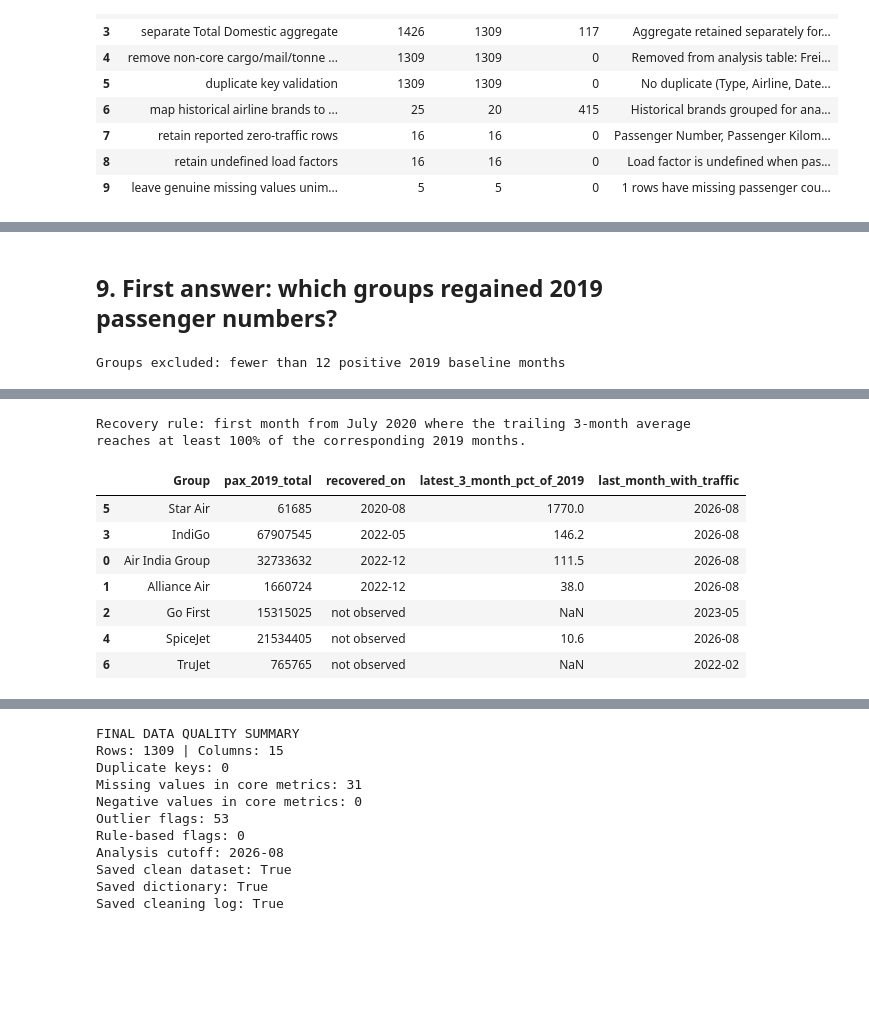
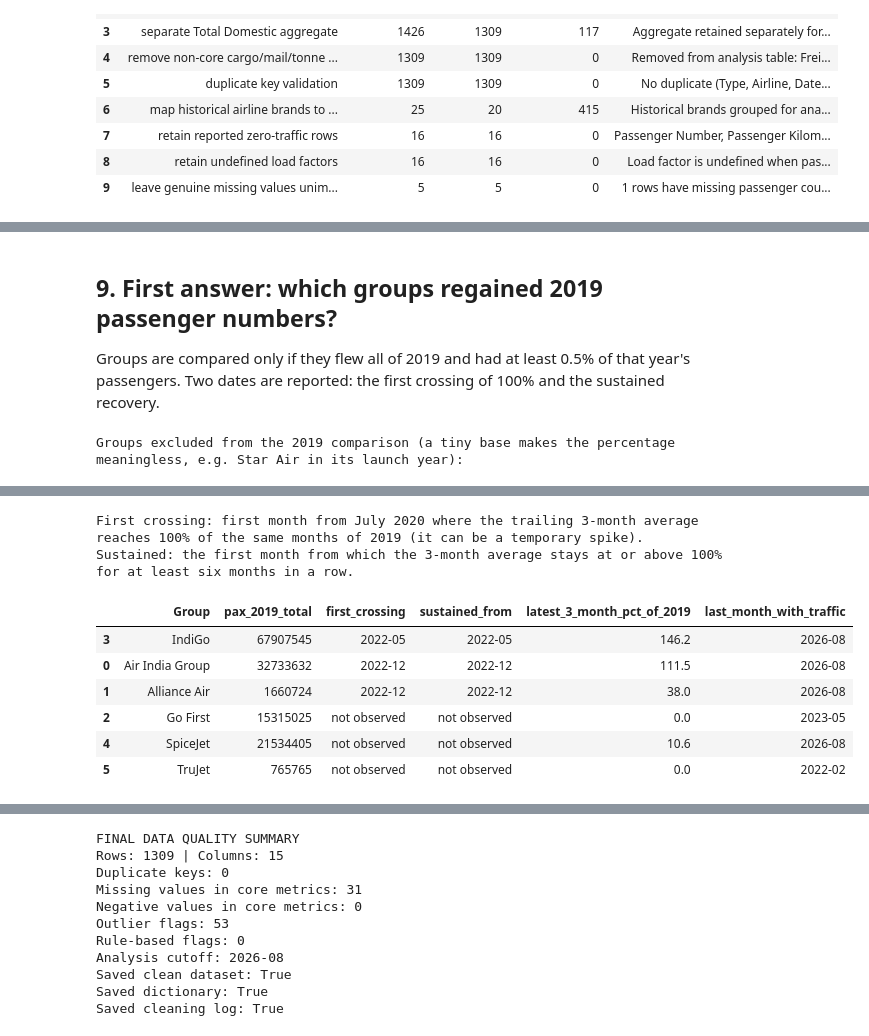
Before and after one commit to iitm-da25b035/DA2402-Project, a Jupyter notebook: notebooks/dgca_cleaning_analysis.ipynb, the cells around one changed output, grey strips where cells are left out. Saved outputs shown, nothing was run; the diff lists cells and outputs as text; code cells hidden in the pictures; blank space fills up the shorter version.

```diff
--- a/notebooks/dgca_cleaning_analysis.ipynb
+++ b/notebooks/dgca_cleaning_analysis.ipynb
@@ -822,8 +915,10 @@ Traffic types: ['ScheduledDomestic']
 # %% [markdown]
 ## 9. First answer: which groups regained 2019 passenger numbers?
+Groups are compared only if they flew all of 2019 and had at least 0.5% of that year's passengers. Two dates are reported: the first crossing of 100% and the sustained recovery.
 # %%
 # BLOCK 9: first answer to the project question (scheduled domestic, airline-group level)
-# Restrict recovery analysis to Scheduled Domestic traffic
+# Same rules as the dashboard: a group is compared with 2019 only if it flew in all 12 months of 2019 AND had at least 0.5% of that year's passengers
+MIN_BASE_SHARE = 0.005
 sdc = clean[
     (clean.Type == "ScheduledDomestic")
     & (clean.Date <= ANALYSIS_END)
@@ -839,15 +934,27 @@ pax = (
     .reindex(months)
 )
 
+# A month with no report becomes zero only where BLOCK 8b found evidence of no flying; otherwise it stays unknown (NaN)
+paxf = pax.copy()
+for g, d in zip(status.loc[status.treat_as_zero, "Group"], status.loc[status.treat_as_zero, "Date"]):
+    if g in paxf.columns and d in paxf.index and pd.isna(paxf.at[d, g]):
+        paxf.at[d, g] = 0
+
 # Use 2019 as the pre-pandemic baseline
 baseline = pax[pax.index.year == 2019].copy()
 base_months = baseline.gt(0).sum()
+share19 = baseline.sum() / baseline.sum().sum()
 
-keep_groups = base_months[base_months == 12].index.tolist()
-excluded = base_months[base_months < 12]
+keep_groups = [g for g in pax.columns if base_months[g] == 12 and share19[g] >= MIN_BASE_SHARE]
+excluded = pd.DataFrame({
+    "positive_2019_months": base_months,
+    "share_of_2019_passengers_pct": (share19 * 100).round(2),
+    "pax_2019_total": baseline.sum().astype(int),
+}).loc[lambda t: ~t.index.isin(keep_groups) & (t.pax_2019_total > 0)]
+excluded["reason"] = np.where(excluded.positive_2019_months < 12, "fewer than 12 positive months in 2019", "2019 base too small (under 0.5% of passengers)")
 
-print("Groups excluded: fewer than 12 positive 2019 baseline months")
-display(excluded.rename("positive_2019_months").to_frame())
+print("Groups excluded from the 2019 comparison (a tiny base makes the percentage meaningless, e.g. Star Air in its launch year):")
+display(excluded)
 
 if not keep_groups:
     raise ValueError("No group has a complete positive 2019 baseline.")
@@ -857,35 +964,39 @@ base.index = base.index.month
 
 # Compare each month with the corresponding month in 2019
 ratio = pd.DataFrame(index=pax.index)
-
 for grp in keep_groups:
     denominators = base[grp].reindex(pax.index.month).to_numpy()
-    ratio[grp] = pax[grp].to_numpy() / denominators
+    ratio[grp] = paxf[grp].to_numpy() / denominators
 
-# Calculate rolling three-month recovery
+# Three-month rolling comparison
 roll = ratio.rolling(3, min_periods=3).mean()
 rows = []
-
 for grp in keep_groups:
     after = roll.loc[roll.index >= pd.Timestamp("2020-07-01"), grp].dropna()
-    hit = after[after >= 1.0]
+    above = after.ge(1.0)
+    hit = after[above]
+
+    # sustained: this and the next five months all at or above 100%
+    run = above.astype(float)[::-1].rolling(6, min_periods=6).min()[::-1].eq(1.0)
+    sustained = after.index[run][0] if run.any() else None
 
     last3 = ratio[grp].tail(3)
     latest_pct = last3.mean() * 100 if last3.notna().all() else np.nan
-
-    traffic = pax[grp][pax[grp] > 0]
+    traffic = paxf[grp][paxf[grp] > 0]
 
     rows.append({
         "Group": grp,
         "pax_2019_total": int(baseline[grp].sum()),
-        "recovered_on": hit.index[0].strftime("%Y-%m") if len(hit) else "not observed",
+        "first_crossing": hit.index[0].strftime("%Y-%m") if len(hit) else "not observed",
+        "sustained_from": sustained.strftime("%Y-%m") if sustained is not None else "not observed",
         "latest_3_month_pct_of_2019": round(latest_pct, 1) if pd.notna(latest_pct) else np.nan,
         "last_month_with_traffic": traffic.index.max().strftime("%Y-%m") if len(traffic) else "none"
     })
 
-res = pd.DataFrame(rows).sort_values(["recovered_on", "Group"])
+res = pd.DataFrame(rows).sort_values(["first_crossing", "Group"])
 
-print("Recovery rule: first month from July 2020 where the trailing 3-month average reaches at least 100% of the corresponding 2019 months.")
+print("First crossing: first month from July 2020 where the trailing 3-month average reaches 100% of the same months of 2019 (it can be a temporary spike).")
+print("Sustained: the first month from which the 3-month average stays at or above 100% for at least six months in a row.")
 display(res)
 # %% [output]
-Groups excluded: fewer than 12 positive 2019 baseline months
+Groups excluded from the 2019 comparison (a tiny base makes the percentage meaningless, e.g. Star Air in its launch year):
@@ -907,11 +1009,11 @@ Groups excluded: fewer than 12 positive 2019 baseline months
-Recovery rule: first month from July 2020 where the trailing 3-month average reaches at least 100% of the corresponding 2019 months.
+First crossing: first month from July 2020 where the trailing 3-month average reaches 100% of the same months of 2019 (it can be a temporary spike).
+Sustained: the first month from which the 3-month average stays at or above 100% for at least six months in a row.
-|  | Group | pax_2019_total | recovered_on | latest_3_month_pct_of_2019 | last_month_with_traffic |
-| 5 | Star Air | 61685 | 2020-08 | 1770.0 | 2026-08 |
-| 3 | IndiGo | 67907545 | 2022-05 | 146.2 | 2026-08 |
-| 0 | Air India Group | 32733632 | 2022-12 | 111.5 | 2026-08 |
-| 1 | Alliance Air | 1660724 | 2022-12 | 38.0 | 2026-08 |
-| 2 | Go First | 15315025 | not observed | NaN | 2023-05 |
-| 4 | SpiceJet | 21534405 | not observed | 10.6 | 2026-08 |
-| 6 | TruJet | 765765 | not observed | NaN | 2022-02 |
+|  | Group | pax_2019_total | first_crossing | sustained_from | latest_3_month_pct_of_2019 | last_month_with_traffic |
+| 3 | IndiGo | 67907545 | 2022-05 | 2022-05 | 146.2 | 2026-08 |
+| 0 | Air India Group | 32733632 | 2022-12 | 2022-12 | 111.5 | 2026-08 |
+| 1 | Alliance Air | 1660724 | 2022-12 | 2022-12 | 38.0 | 2026-08 |
+| 2 | Go First | 15315025 | not observed | not observed | 0.0 | 2023-05 |
+| 4 | SpiceJet | 21534405 | not observed | not observed | 10.6 | 2026-08 |
+| 5 | TruJet | 765765 | not observed | not observed | 0.0 | 2022-02 |
 # %% [markdown]
 ## 10. Load factor and the headline plot
```
Also changed, not shown: parts of 5 cells of this notebook, 21 other files.
